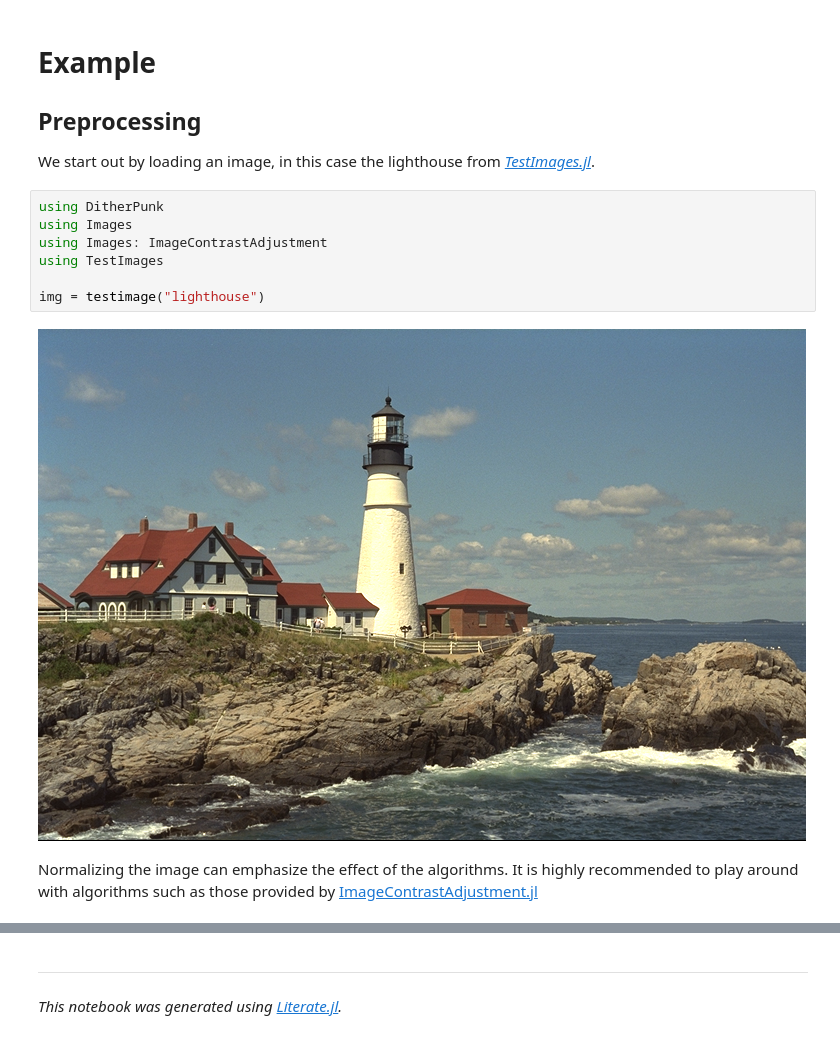
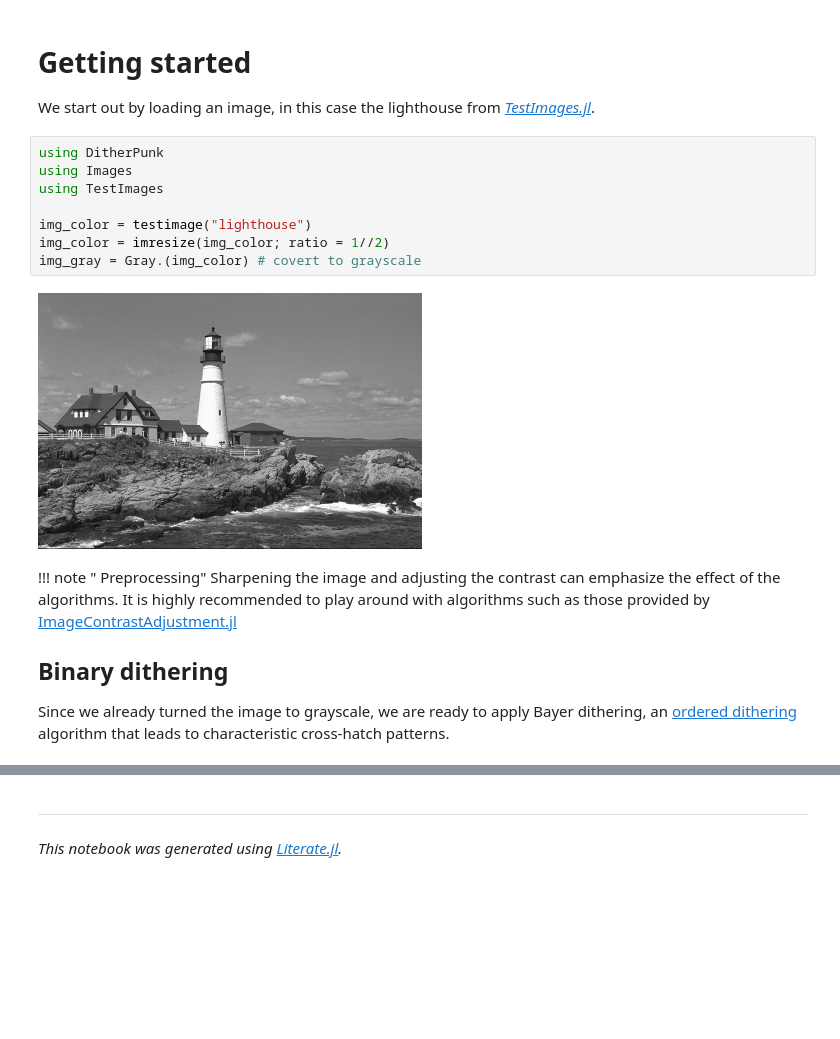
Before and after one commit to JuliaImages/DitherPunk.jl, a Jupyter notebook: dev/generated/simple_example.ipynb, the cells around one changed output, grey strips where cells are left out. Drawn from its saved outputs; the diff is of its cells as text; blank space fills up the shorter version.

```diff
--- a/dev/generated/simple_example.ipynb
+++ b/dev/generated/simple_example.ipynb
@@ -1,18 +1,21 @@
 # %% [markdown]
-# Example
-## Preprocessing
+# Getting started
 We start out by loading an image, in this case the lighthouse
 from [*TestImages.jl*](https://testimages.juliaimages.org).
 # %%
 using DitherPunk
 using Images
-using Images: ImageContrastAdjustment
 using TestImages
 
-img = testimage("lighthouse")
+img_color = testimage("lighthouse")
+img_color = imresize(img_color; ratio = 1//2)
+img_gray = Gray.(img_color) # covert to grayscale
 # %% [output]
-[figure, old version]
+[figure, new version]
 # %% [markdown]
-Normalizing the image can emphasize the effect of the algorithms.
-It is highly recommended to play around with algorithms such as those provided by
-[ImageContrastAdjustment.jl](https://juliaimages.org/ImageContrastAdjustment.jl/stable/)
+!!! note " Preprocessing"
+    Sharpening the image and adjusting the contrast can emphasize the effect of the algorithms. It is highly recommended to play around with algorithms such as those provided by [ImageContrastAdjustment.jl](https://juliaimages.org/ImageContrastAdjustment.jl/stable/)
+
+## Binary dithering
+Since we already turned the image to grayscale, we are ready to apply Bayer dithering,
+an [ordered dithering](https://en.wikipedia.org/wiki/Ordered_dithering) algorithm that leads to characteristic cross-hatch patterns.
```
Also changed, not shown: parts of 25 cells of this notebook, 14 other files.
